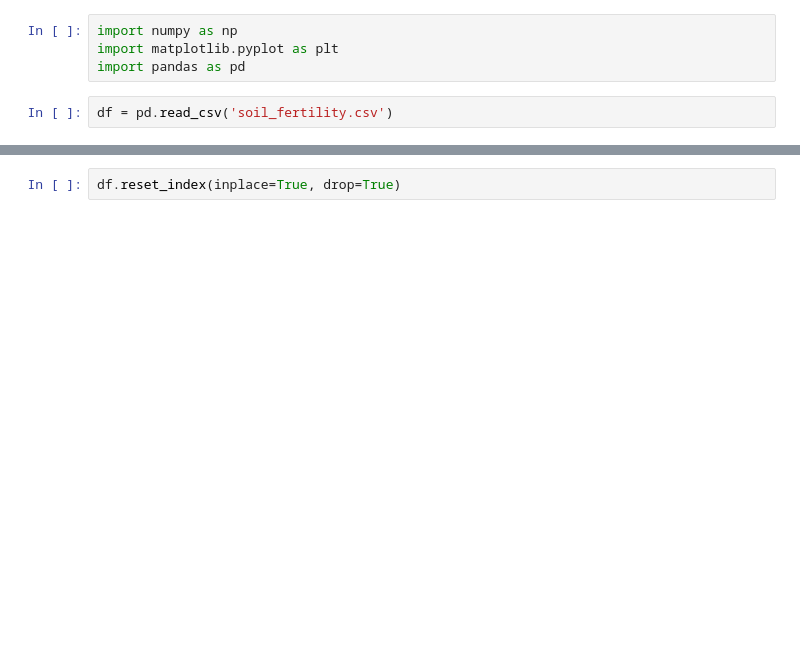
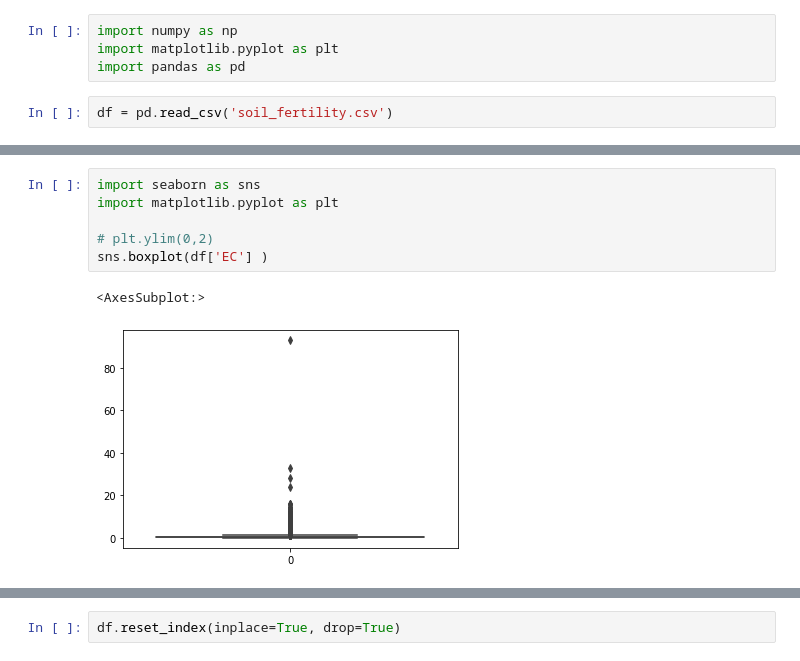
Before and after one commit to vedant218/soilfertility, a Jupyter notebook: MPR WORKING.ipynb, the cells around one changed output, grey strips where cells are left out. Saved outputs shown, nothing was run; the diff lists cells and outputs as text; blank space fills up the shorter version.

```diff
--- a/MPR WORKING.ipynb
+++ b/MPR WORKING.ipynb
@@ -9 +23,10 @@ df.head()
+# %%
+import seaborn as sns
+import matplotlib.pyplot as plt
+
+# plt.ylim(0,2)
+sns.boxplot(df['EC'] )
+# %% [output]
+<AxesSubplot:>
+[figure, added]
 # %%
```
Also changed, not shown: parts of 45 cells of this notebook, 1 other file.
